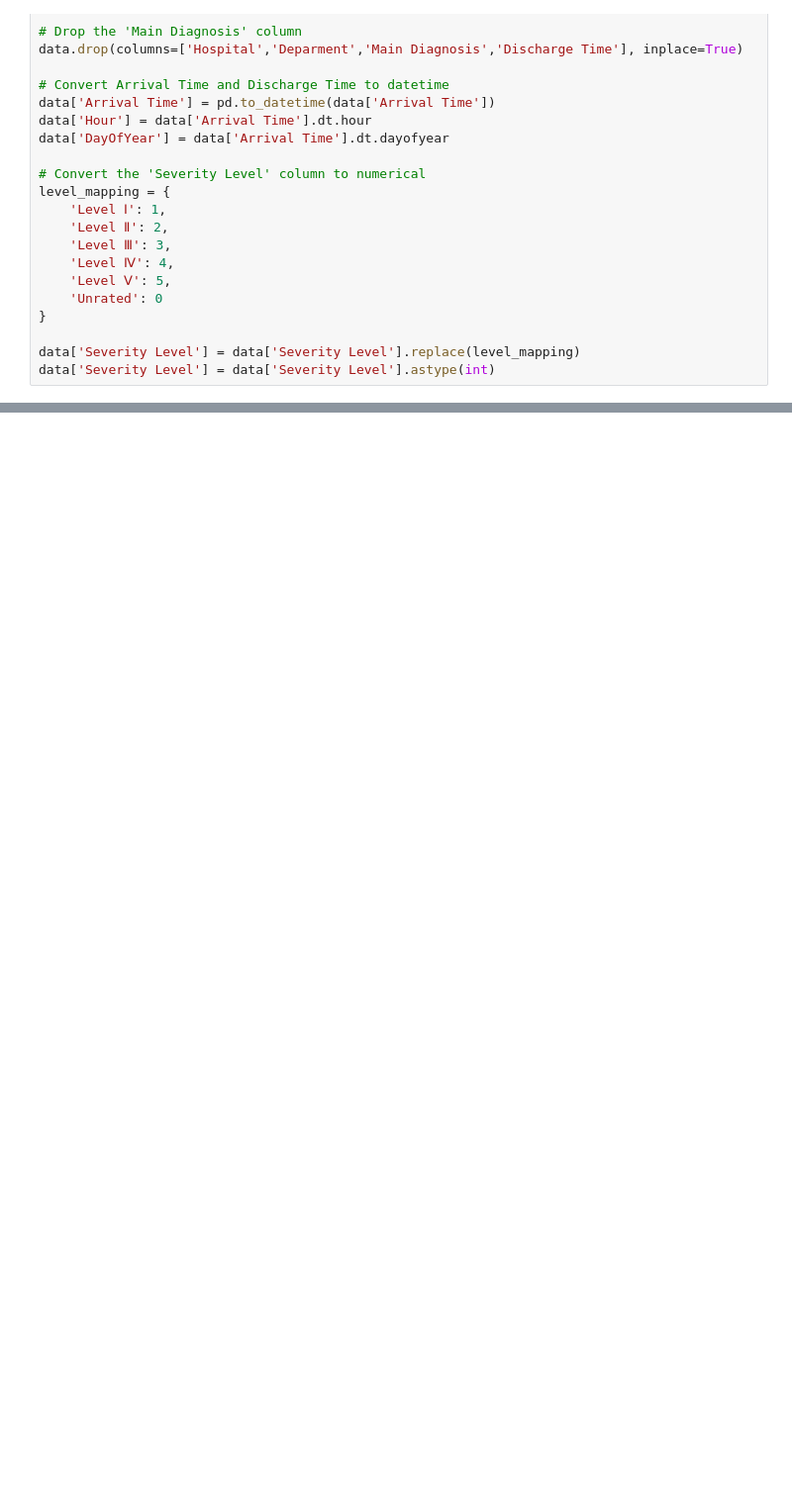
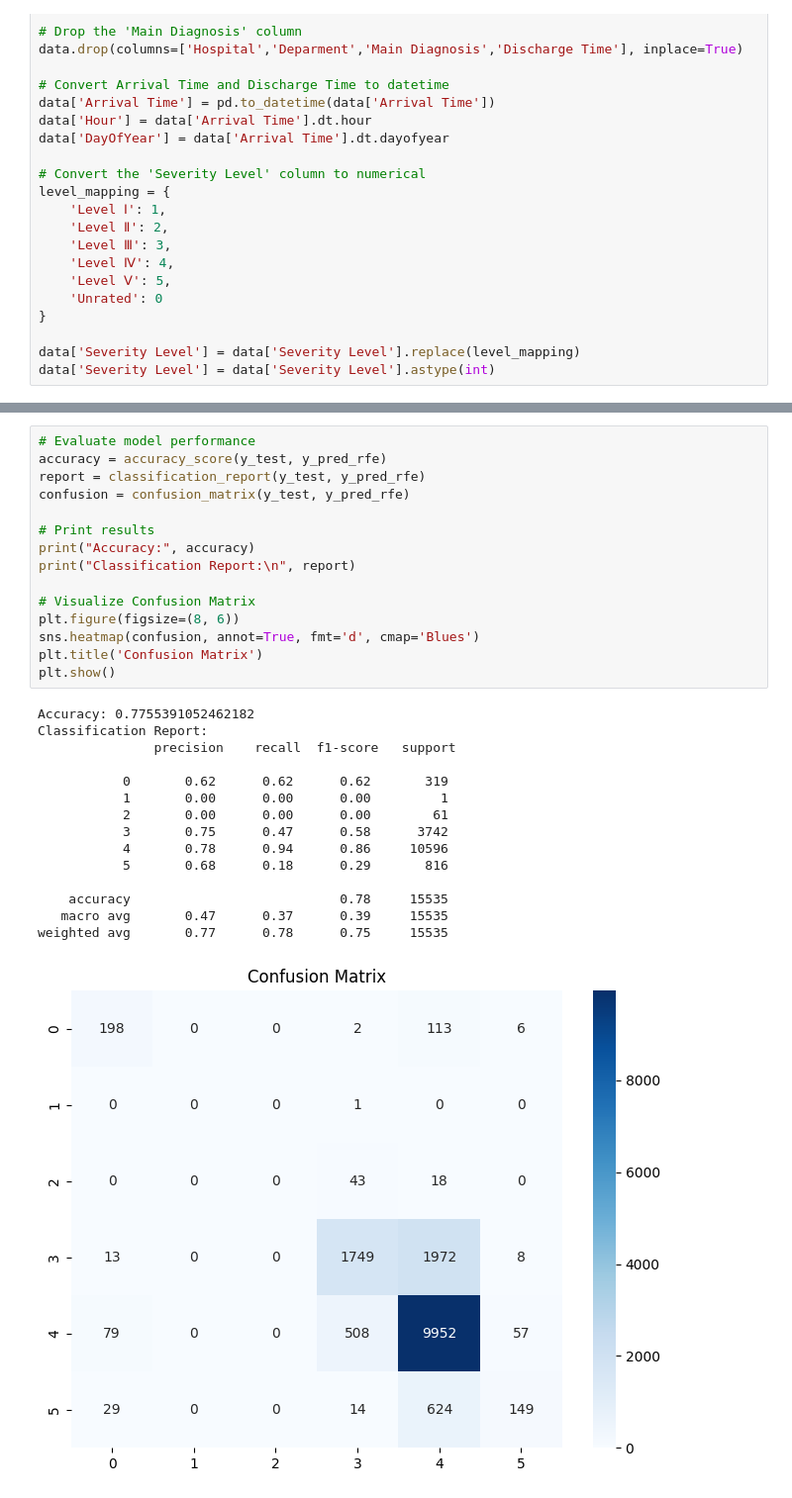
Before and after one commit to Reol1017/ISY5002Project, a Jupyter notebook: CTAS.ipynb, the cells around one changed output, grey strips where cells are left out. Shown: that part at 99% size. Cells and saved outputs as stored; diff of their text form; blank space fills up the shorter version.

```diff
--- a/CTAS.ipynb
+++ b/CTAS.ipynb
@@ -114,0 +321,31 @@ for name, result in results.items():
+# %%
+# Evaluate model performance
+accuracy = accuracy_score(y_test, y_pred_rfe)
+report = classification_report(y_test, y_pred_rfe)
+confusion = confusion_matrix(y_test, y_pred_rfe)
+
+# Print results
+print("Accuracy:", accuracy)
+print("Classification Report:\n", report)
+
+# Visualize Confusion Matrix
+plt.figure(figsize=(8, 6))
+sns.heatmap(confusion, annot=True, fmt='d', cmap='Blues')
+plt.title('Confusion Matrix')
+plt.show()
+# %% [output]
+Accuracy: 0.7755391052462182
+Classification Report:
+               precision    recall  f1-score   support
+
+           0       0.62      0.62      0.62       319
+           1       0.00      0.00      0.00         1
+           2       0.00      0.00      0.00        61
+           3       0.75      0.47      0.58      3742
+           4       0.78      0.94      0.86     10596
+           5       0.68      0.18      0.29       816
+
+    accuracy                           0.78     15535
+   macro avg       0.47      0.37      0.39     15535
+weighted avg       0.77      0.78      0.75     15535
+[figure, added]
```
Also changed, not shown: parts of 12 cells of this notebook, 1 other file.
